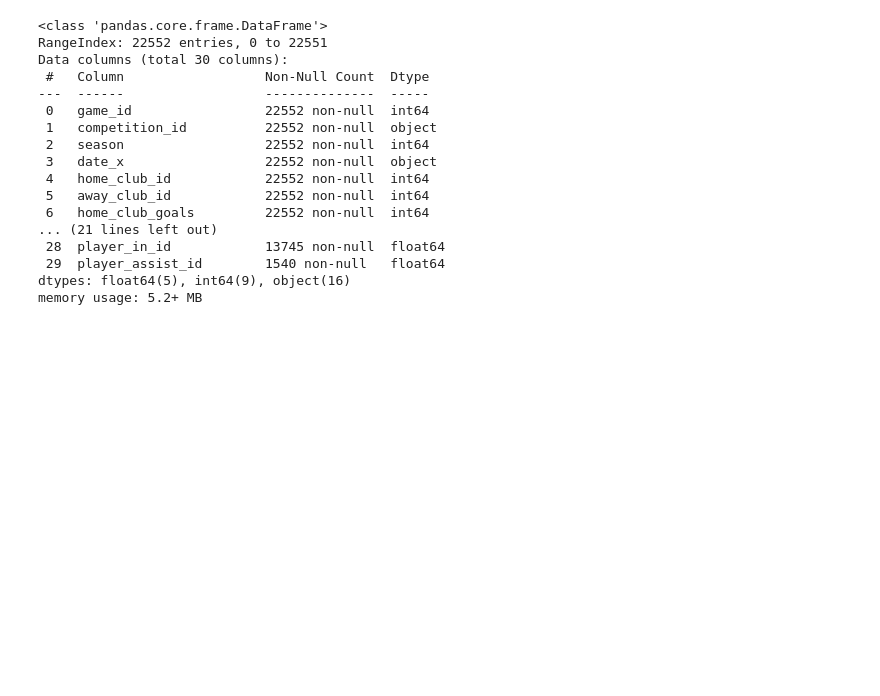
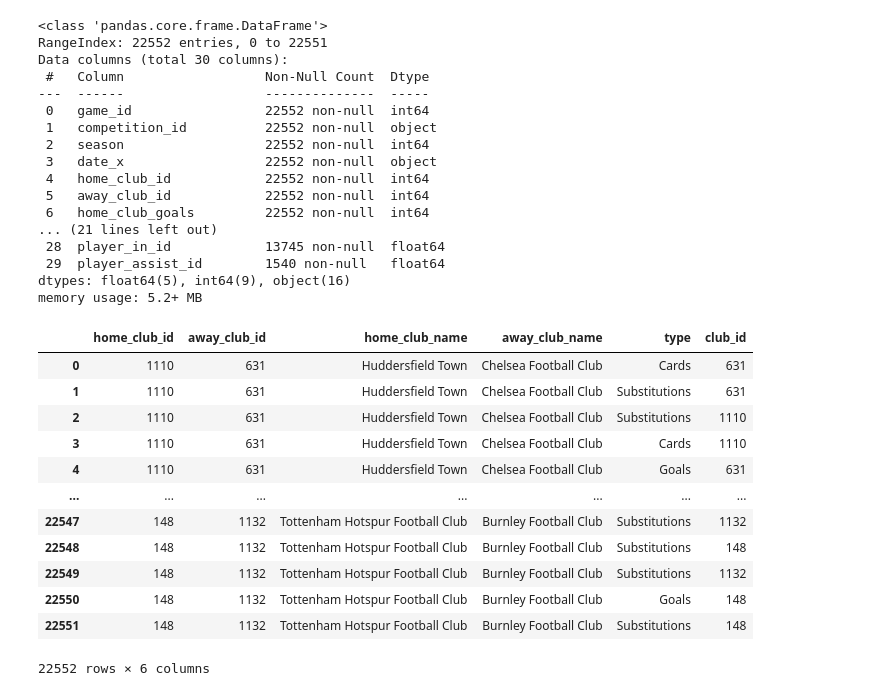
Before and after one commit to MijeongKim0533/PJ_Best_Combination, a Jupyter notebook: SY/Untitled-2.ipynb, the cells around one changed output. Cells and saved outputs as stored; diff of their text form; code cells hidden in the pictures; blank space fills up the shorter version.

```diff
--- a/SY/Untitled-2.ipynb
+++ b/SY/Untitled-2.ipynb
@@ -295,3 +295,19 @@ Data columns (total 30 columns):
  29  player_assist_id        1540 non-null   float64
 dtypes: float64(5), int64(9), object(16)
 memory usage: 5.2+ MB
+# %%
+df_games[['home_club_id', 'away_club_id', 'home_club_name', 'away_club_name', 'type', 'club_id']]
+# %% [output]
+|  | home_club_id | away_club_id | home_club_name | away_club_name | type | club_id |
+| 0 | 1110 | 631 | Huddersfield Town | Chelsea Football Club | Cards | 631 |
+| 1 | 1110 | 631 | Huddersfield Town | Chelsea Football Club | Substitutions | 631 |
+| 2 | 1110 | 631 | Huddersfield Town | Chelsea Football Club | Substitutions | 1110 |
+| 3 | 1110 | 631 | Huddersfield Town | Chelsea Football Club | Cards | 1110 |
+| 4 | 1110 | 631 | Huddersfield Town | Chelsea Football Club | Goals | 631 |
+| ... | ... | ... | ... | ... | ... | ... |
+| 22547 | 148 | 1132 | Tottenham Hotspur Football Club | Burnley Football Club | Substitutions | 1132 |
+| 22548 | 148 | 1132 | Tottenham Hotspur Football Club | Burnley Football Club | Substitutions | 148 |
+| 22549 | 148 | 1132 | Tottenham Hotspur Football Club | Burnley Football Club | Substitutions | 1132 |
+| 22550 | 148 | 1132 | Tottenham Hotspur Football Club | Burnley Football Club | Goals | 148 |
+| 22551 | 148 | 1132 | Tottenham Hotspur Football Club | Burnley Football Club | Substitutions | 148 |
+22552 rows × 6 columns
```
Also changed, not shown: parts of 3 cells of this notebook.
